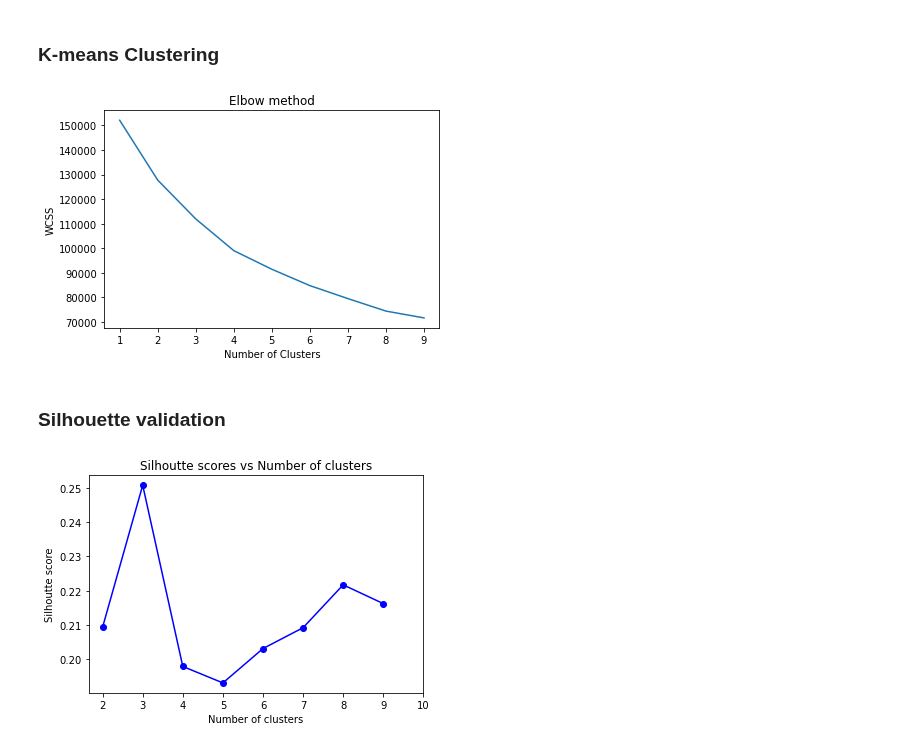
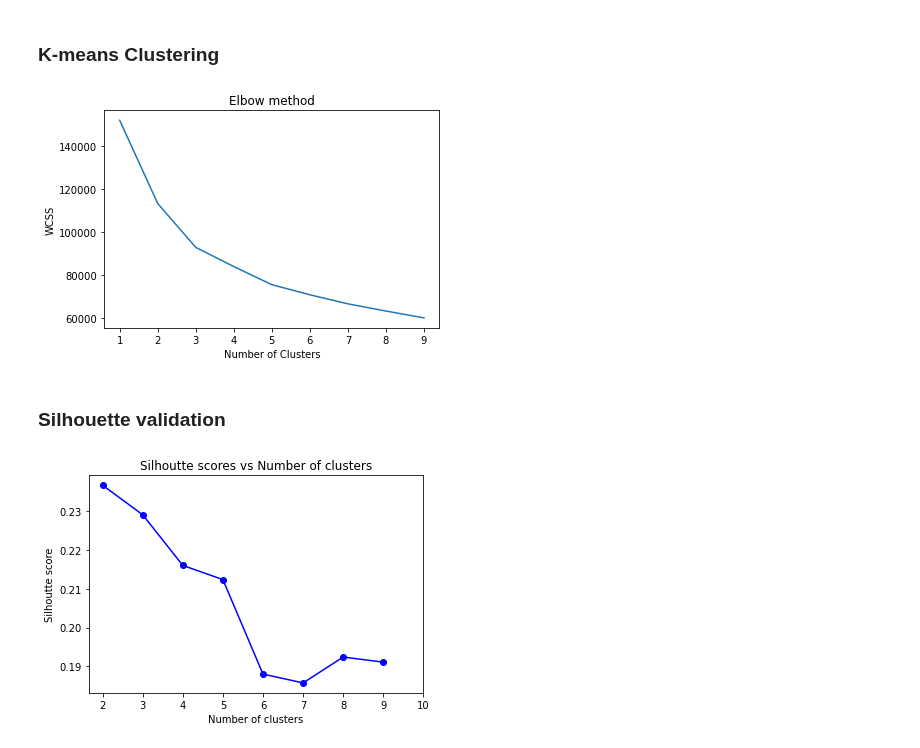
Before and after one commit to xwu0223/MBAN-6400-Project, a Jupyter notebook: cc.ipynb, the cells around one changed output. Drawn from its saved outputs; the diff is of its cells as text; code cells hidden in the pictures.

Commit message:
power tramsformation

```diff
--- a/cc.ipynb
+++ b/cc.ipynb
@@ -138,4 +138,6 @@ X.describe()
 # %%
 # rescale each feature dimension of the observation set by its standard deviation
 scaled_X = pd.DataFrame(whiten(X), columns = X.columns)
+pt = PowerTransformer()
+transformed_data = pd.DataFrame(pt.fit_transform(scaled_X), columns = X.columns)
 # %%
@@ -155,7 +180,7 @@ scaled_X.describe()
 # %% [markdown]
 ### K-means Clustering
 # %%
-kmeans_models = [KMeans(n_clusters=k, random_state=23).fit(scaled_X) for k in range (1, 10)]
+kmeans_models = [KMeans(n_clusters=k, random_state=23).fit(transformed_data) for k in range (1, 10)]
 innertia = [model.inertia_ for model in kmeans_models]
 
 plt.plot(range(1, 10), innertia)
@@ -164,19 +189,19 @@ plt.xlabel('Number of Clusters')
 plt.ylabel('WCSS')
 plt.show()
 # %% [output]
-[figure, old version]
+[figure, new version]
 # %% [markdown]
 ### Silhouette validation
 # %%
 from sklearn.metrics import silhouette_score
 
-silhoutte_scores = [silhouette_score(scaled_X, model.labels_) for model in kmeans_models[1:9]]
+silhoutte_scores = [silhouette_score(transformed_data, model.labels_) for model in kmeans_models[1:9]]
 plt.plot(range(2,10), silhoutte_scores, "bo-")
 plt.xticks([2, 3, 4,5,6,7,8,9,10])
 plt.title('Silhoutte scores vs Number of clusters')
 plt.xlabel('Number of clusters')
 plt.ylabel('Silhoutte score')
 plt.show()
 # %% [output]
-[figure, old version]
+[figure, new version]
 # %%
```
Also changed, not shown: parts of 5 cells of this notebook.
